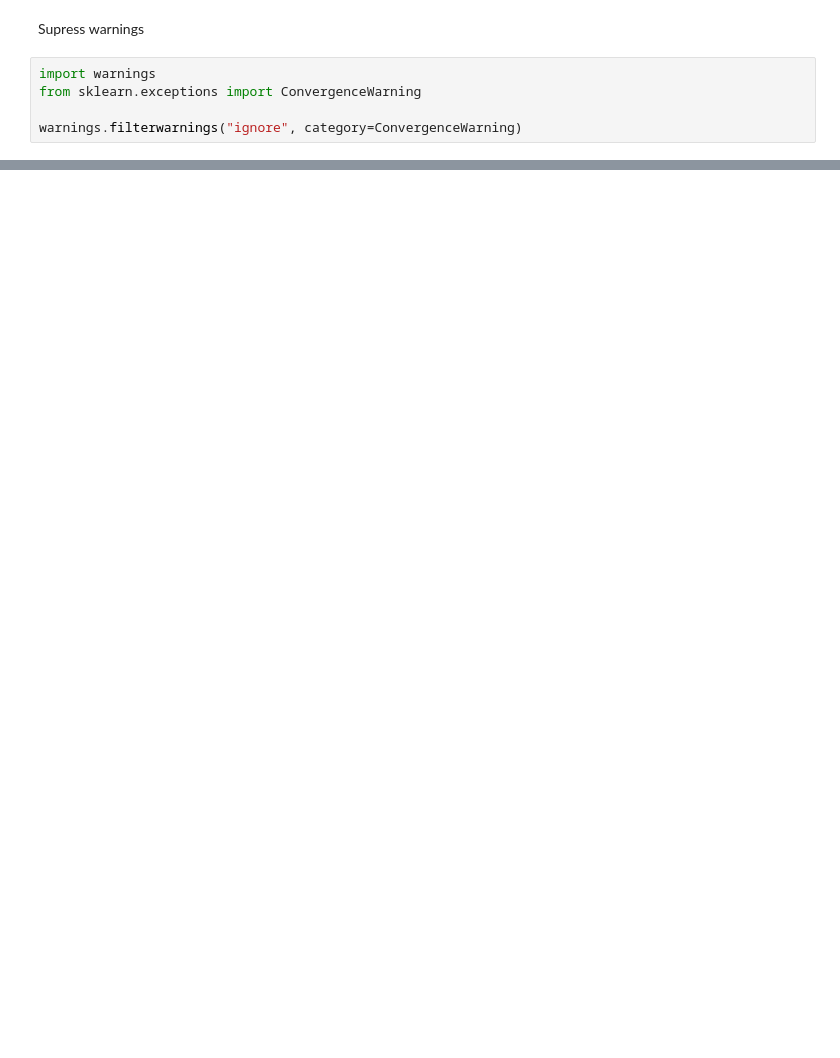
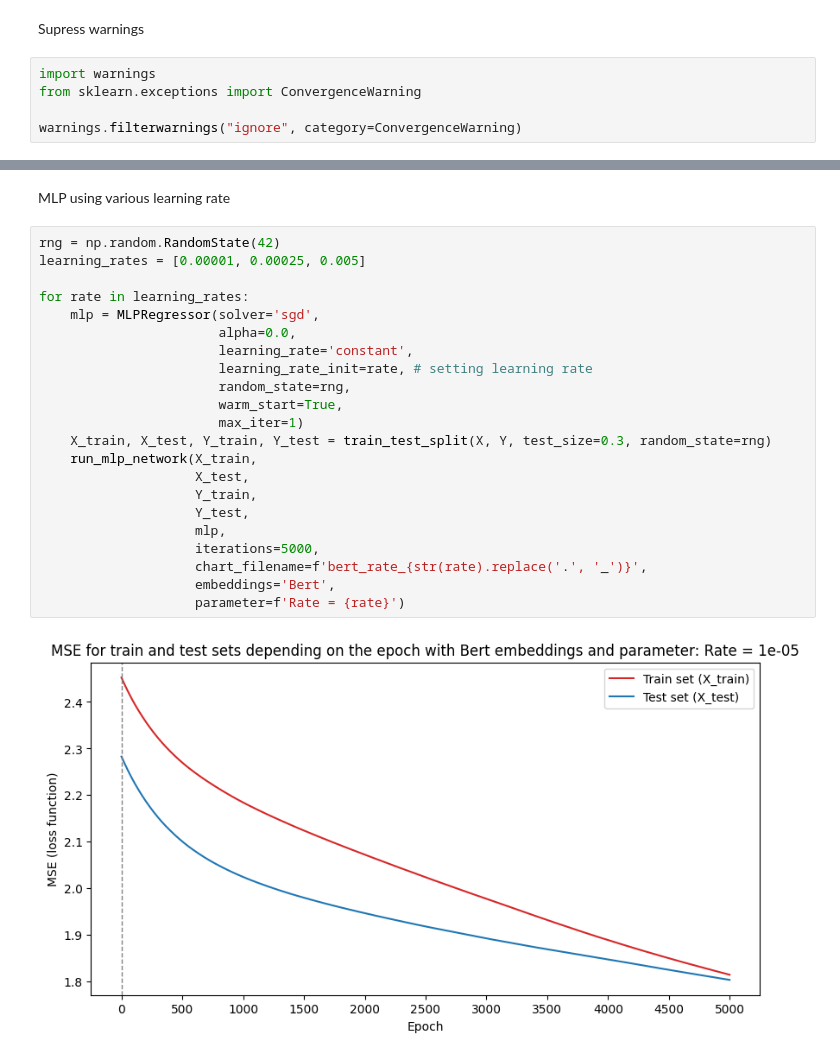
Before and after one commit to bart3br/AI-KE, a Jupyter notebook: Lab5/mlp_regression.ipynb, the cells around one changed output, grey strips where cells are left out. Drawn from its saved outputs; the diff is of its cells as text; blank space fills up the shorter version.

```diff
--- a/Lab5/mlp_regression.ipynb
+++ b/Lab5/mlp_regression.ipynb
@@ -174,0 +209,26 @@ warnings.filterwarnings("ignore", category=ConvergenceWarning)
+# %% [markdown]
+MLP using various learning rate
+# %%
+rng = np.random.RandomState(42)
+learning_rates = [0.00001, 0.00025, 0.005]
+
+for rate in learning_rates:
+    mlp = MLPRegressor(solver='sgd',
+                       alpha=0.0,
+                       learning_rate='constant',
+                       learning_rate_init=rate, # setting learning rate
+                       random_state=rng,
+                       warm_start=True,
+                       max_iter=1)
+    X_train, X_test, Y_train, Y_test = train_test_split(X, Y, test_size=0.3, random_state=rng)
+    run_mlp_network(X_train,
+                    X_test,
+                    Y_train,
+                    Y_test,
+                    mlp,
+                    iterations=5000,
+                    chart_filename=f'bert_rate_{str(rate).replace('.', '_')}',
+                    embeddings='Bert',
+                    parameter=f'Rate = {rate}')
+# %% [output]
+[figure, added]
```
Also changed, not shown: parts of 9 cells of this notebook, 8 other files.
